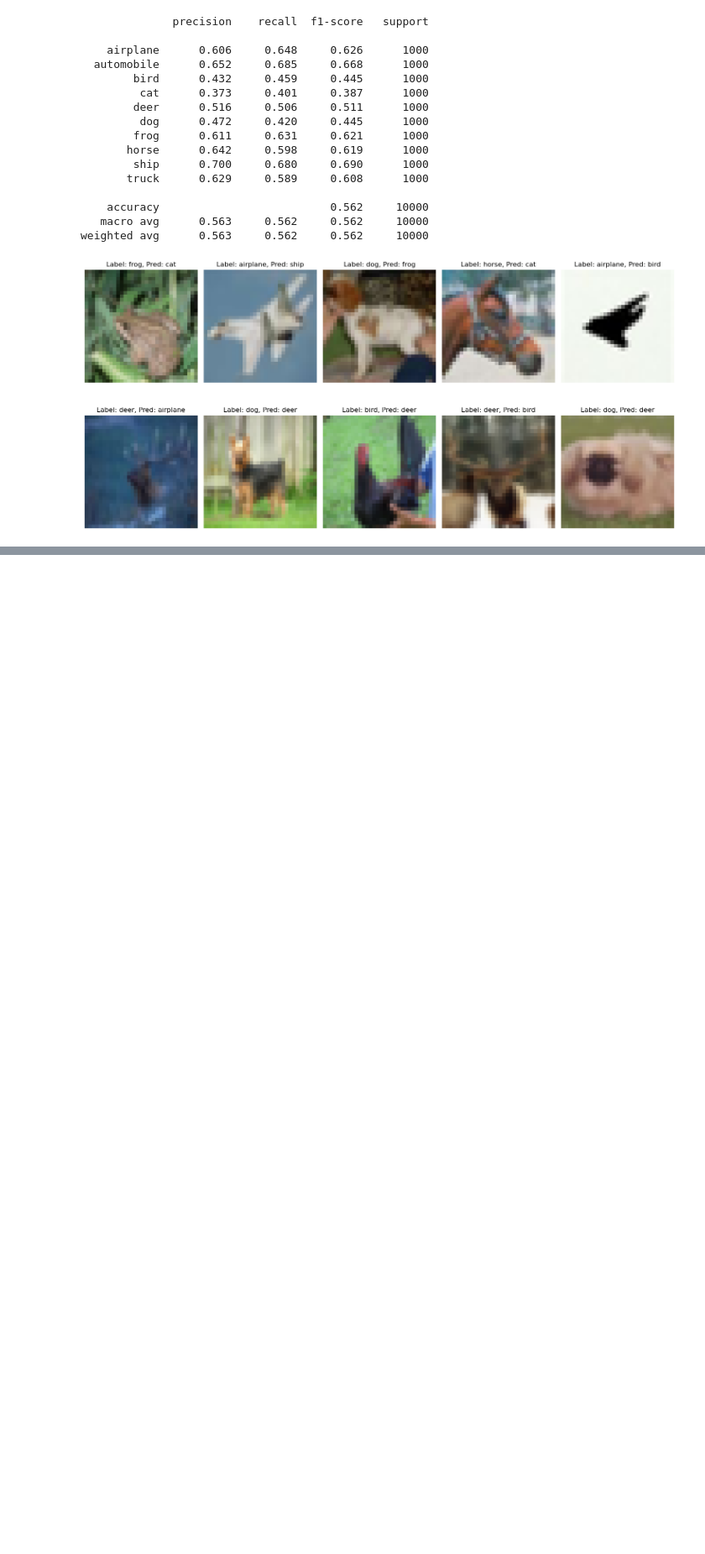
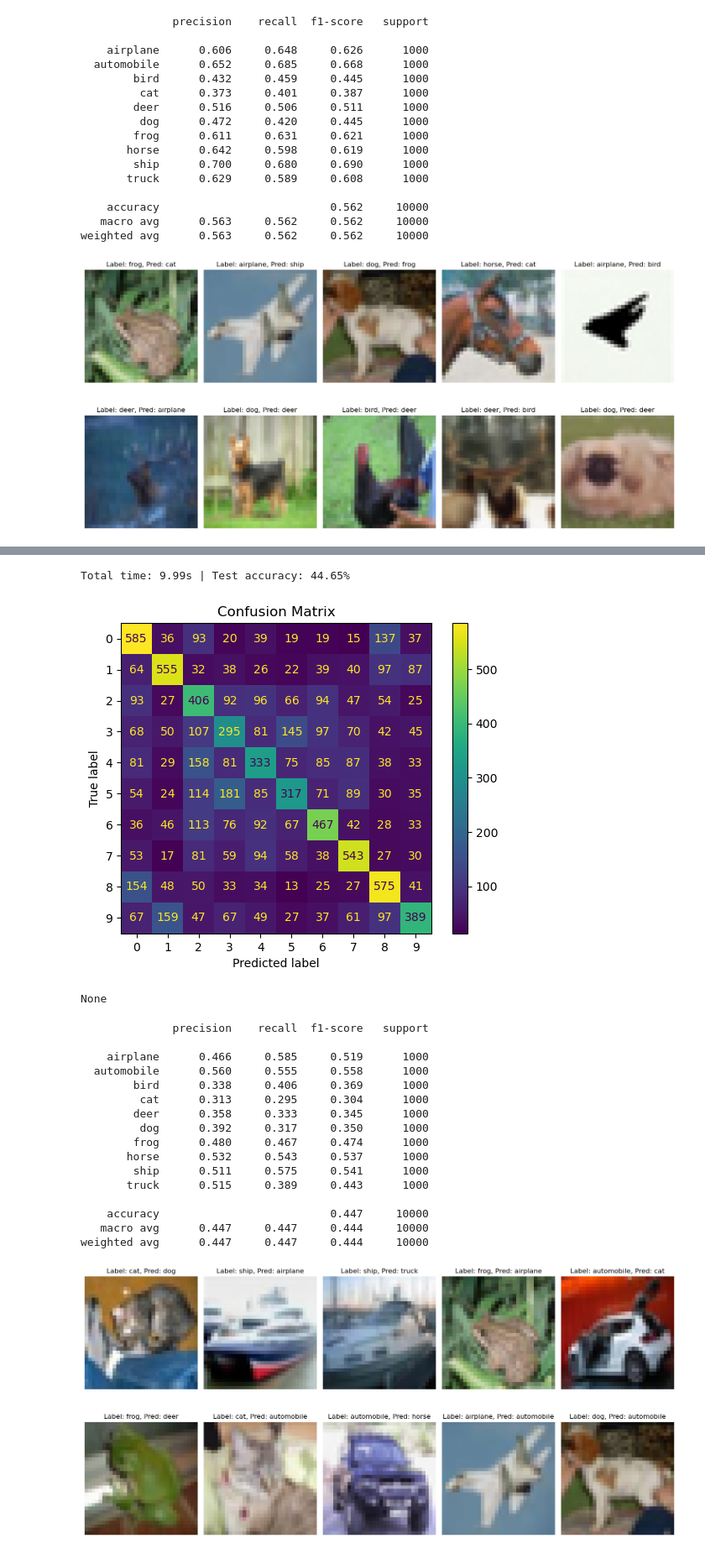
Before and after one commit to kounsolas/NeuralNetworks, a Jupyter notebook: Task2.ipynb, the cells around one changed output, grey strips where cells are left out. Shown at 84% size. Saved outputs shown, nothing was run; the diff lists cells and outputs as text; code cells hidden in the pictures; blank space fills up the shorter version.

```diff
--- a/Task2.ipynb
+++ b/Task2.ipynb
@@ -445,7 +469,7 @@ X_train_reduced.shape, y_train_reduced.shape
 ((25000, 131), (25000,))
 # %%
 #train and test the default SVM to see what accuracy we get
-train_test_svm(SVC(),X_train_reduced,X_test_sc_pca,y_train_reduced,y_test)
+train_test_model(SVC(),X_train_reduced,X_test_sc_pca,y_train_reduced,y_test)
 # %% [output]
 Total time: 359.53s | Test Balanced accuracy: 50.76%
 50.76
@@ -474,8 +498,8 @@ random_search = RandomizedSearchCV(
     cv=3,  # 3-fold cross-validation
     scoring='accuracy',  # Metric to optimize
     n_jobs=-1,  # Use all available cores
-    verbose=3,
-    random_state=42  # Reproducibility
+    random_state=42,  # Reproducibility
+    verbose=1  # Print messages
 )
 
 # Fit the model
@@ -520,7 +544,7 @@ random_search = RandomizedSearchCV(
     cv=3,
     scoring='accuracy',
     n_jobs=-1,
-    verbose=3,
+    verbose=1,
     random_state=42 # Reproducibility
 )
 
@@ -548,7 +572,7 @@ best_svm
 SVC(C=1, coef0=1.0, gamma=0.01, kernel='poly', tol=0.01)
 # %%
 #Now use the whole dataset for the best model that i got from the RandomizedSearchCV
-train_test_svm(best_svm,X_train_sc_pca,X_test_sc_pca,y_train,y_test)
+train_test_model(best_svm,X_train_sc_pca,X_test_sc_pca,y_train,y_test)
 # %% [output]
 Total time: 534.85s | Test accuracy: 55.30%
 55.3
@@ -622,0 +658,29 @@ weighted avg      0.563     0.562     0.562     10000
+# %%
+from sklearn.neighbors  import KNeighborsClassifier
+
+clf_1nn = KNeighborsClassifier(n_neighbors=1,n_jobs=-1,weights="distance",metric="cosine")
+
+train_test_model(clf_1nn,X_train_sc_pca,X_test_sc_pca,y_train,y_test)
+
+evaluate_model(clf_1nn,X_test_sc_pca,y_test,X_test)
+# %% [output]
+Total time: 9.99s | Test accuracy: 44.65%
+[figure, added]
+None
+              precision    recall  f1-score   support
+
+    airplane      0.466     0.585     0.519      1000
+  automobile      0.560     0.555     0.558      1000
+        bird      0.338     0.406     0.369      1000
+         cat      0.313     0.295     0.304      1000
+        deer      0.358     0.333     0.345      1000
+         dog      0.392     0.317     0.350      1000
+        frog      0.480     0.467     0.474      1000
+       horse      0.532     0.543     0.537      1000
+        ship      0.511     0.575     0.541      1000
+       truck      0.515     0.389     0.443      1000
+
+    accuracy                          0.447     10000
+   macro avg      0.447     0.447     0.444     10000
+weighted avg      0.447     0.447     0.444     10000
+[figure, added]
```
Also changed, not shown: parts of 30 cells of this notebook.
